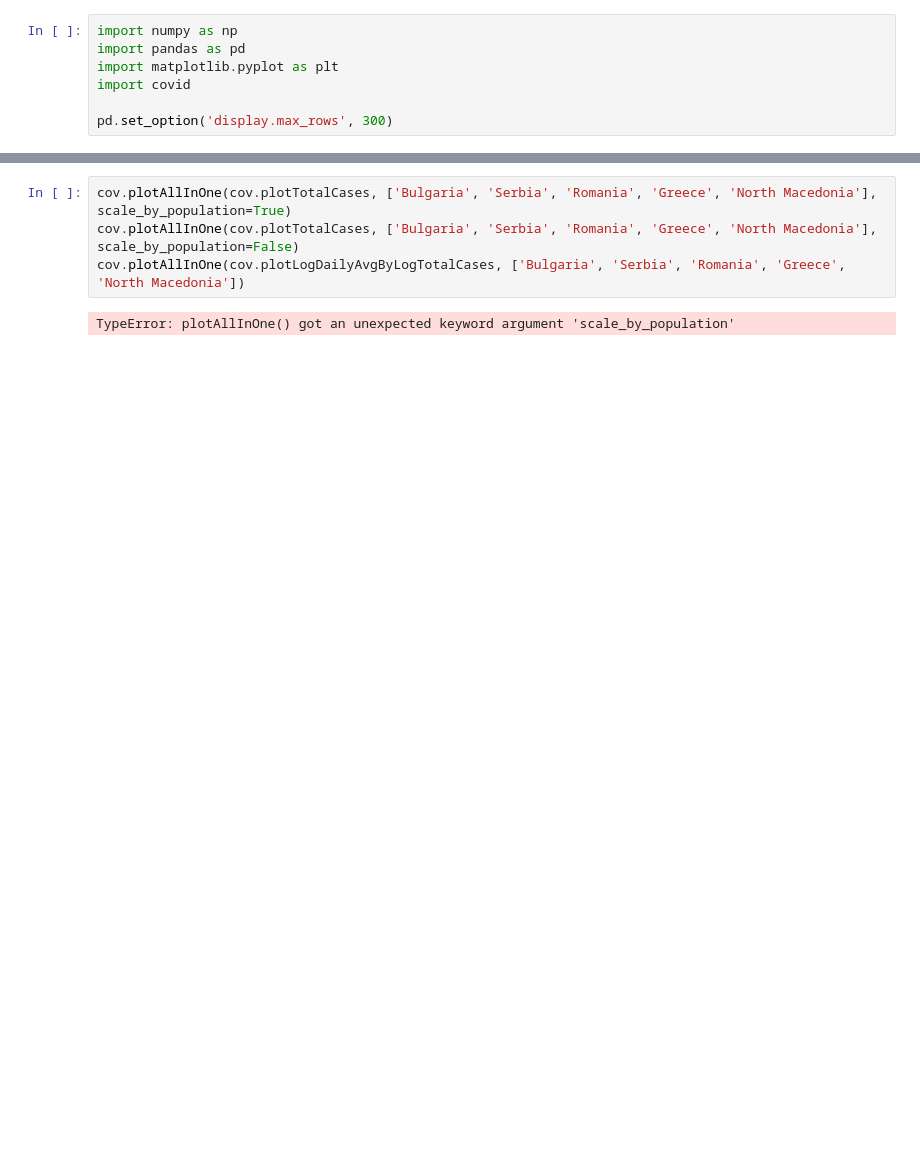
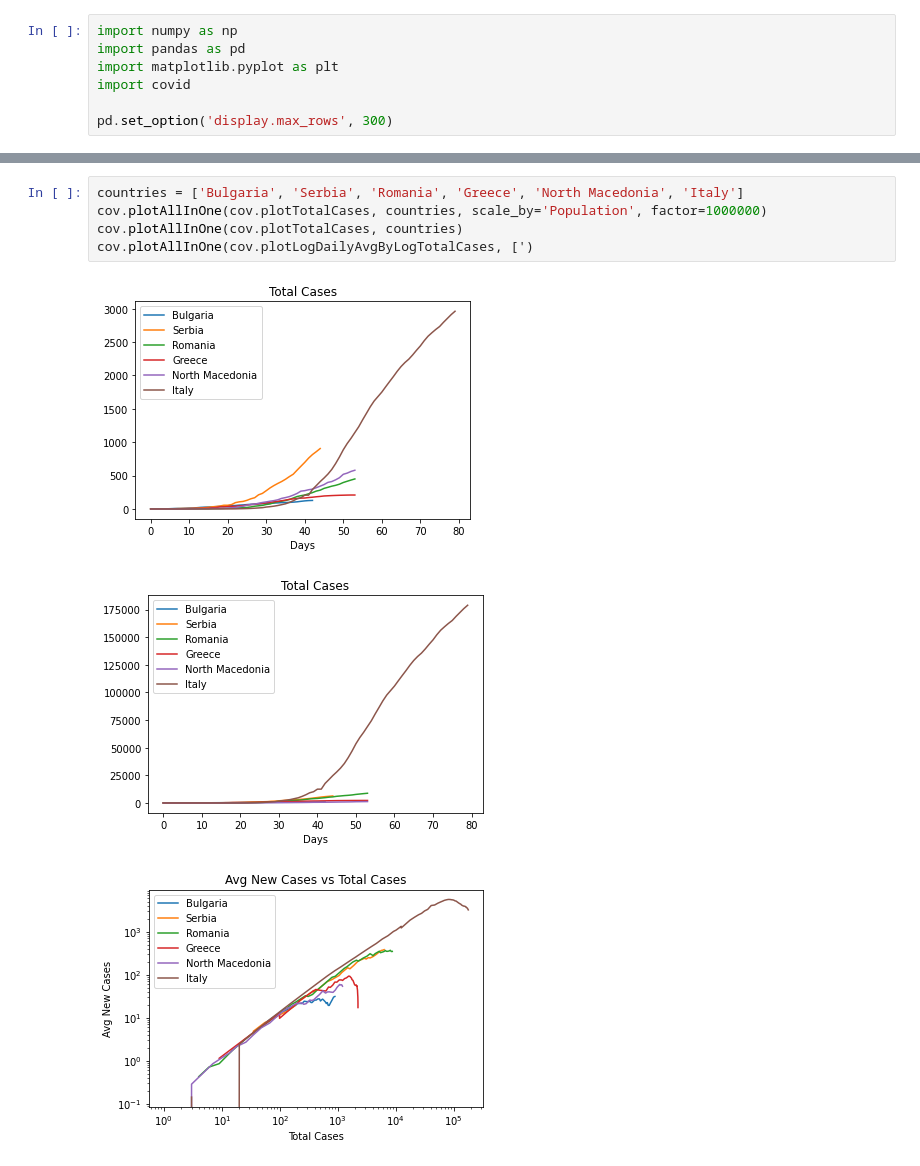
Before and after one commit to georgethebeatle/covid, a Jupyter notebook: Covid.ipynb, the cells around one changed output, grey strips where cells are left out. Cells and saved outputs as stored; diff of their text form; blank space fills up the shorter version.

```diff
--- a/Covid.ipynb
+++ b/Covid.ipynb
@@ -32,6 +32,9 @@ cov.plotCountriesStatus(['Bulgaria', 'North Macedonia'])
 # %%
-cov.plotAllInOne(cov.plotTotalCases, ['Bulgaria', 'Serbia', 'Romania', 'Greece', 'North Macedonia'], scale_by_population=True)
-cov.plotAllInOne(cov.plotTotalCases, ['Bulgaria', 'Serbia', 'Romania', 'Greece', 'North Macedonia'], scale_by_population=False)
-cov.plotAllInOne(cov.plotLogDailyAvgByLogTotalCases, ['Bulgaria', 'Serbia', 'Romania', 'Greece', 'North Macedonia'])
+countries = ['Bulgaria', 'Serbia', 'Romania', 'Greece', 'North Macedonia', 'Italy']
+cov.plotAllInOne(cov.plotTotalCases, countries, scale_by='Population', factor=1000000)
+cov.plotAllInOne(cov.plotTotalCases, countries)
+cov.plotAllInOne(cov.plotLogDailyAvgByLogTotalCases, [')
 # %% [output]
-TypeError: plotAllInOne() got an unexpected keyword argument 'scale_by_population'
+[figure, added]
+[figure, added]
+[figure, added]
```
Also changed, not shown: parts of 3 cells of this notebook, 1 other file.
